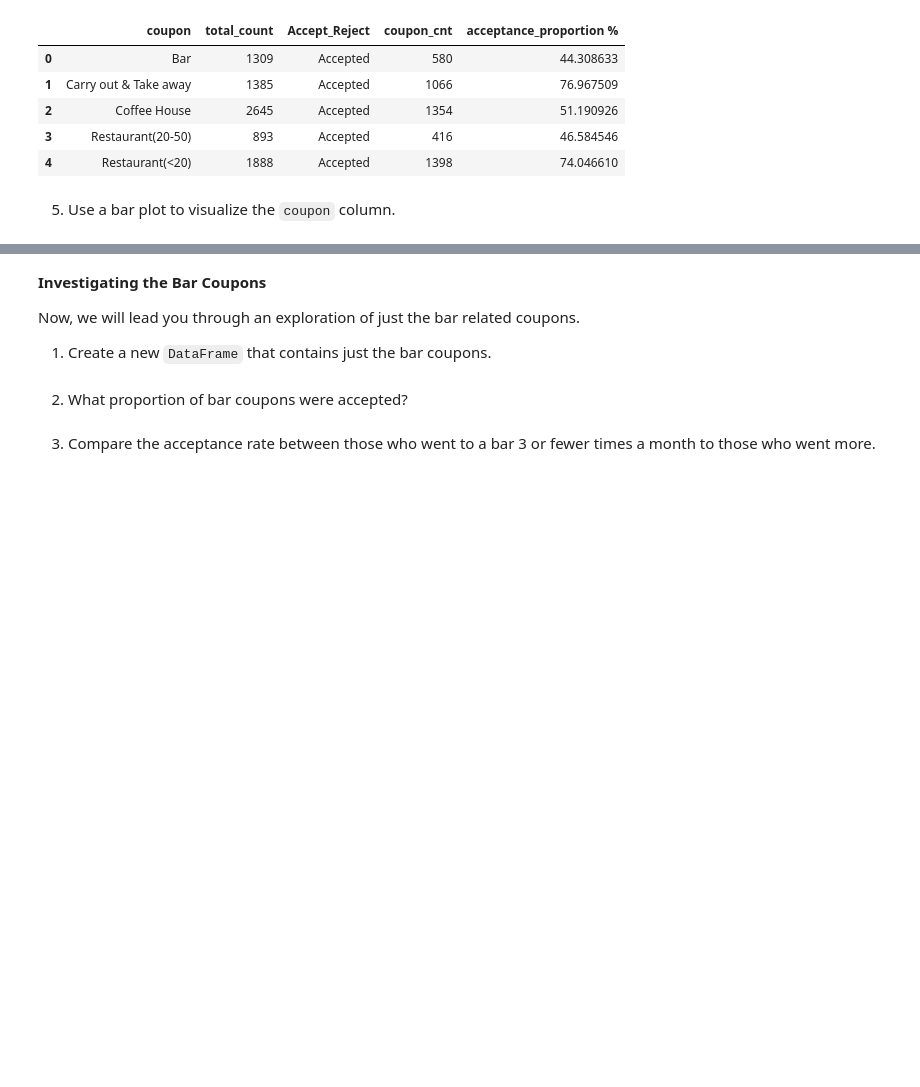
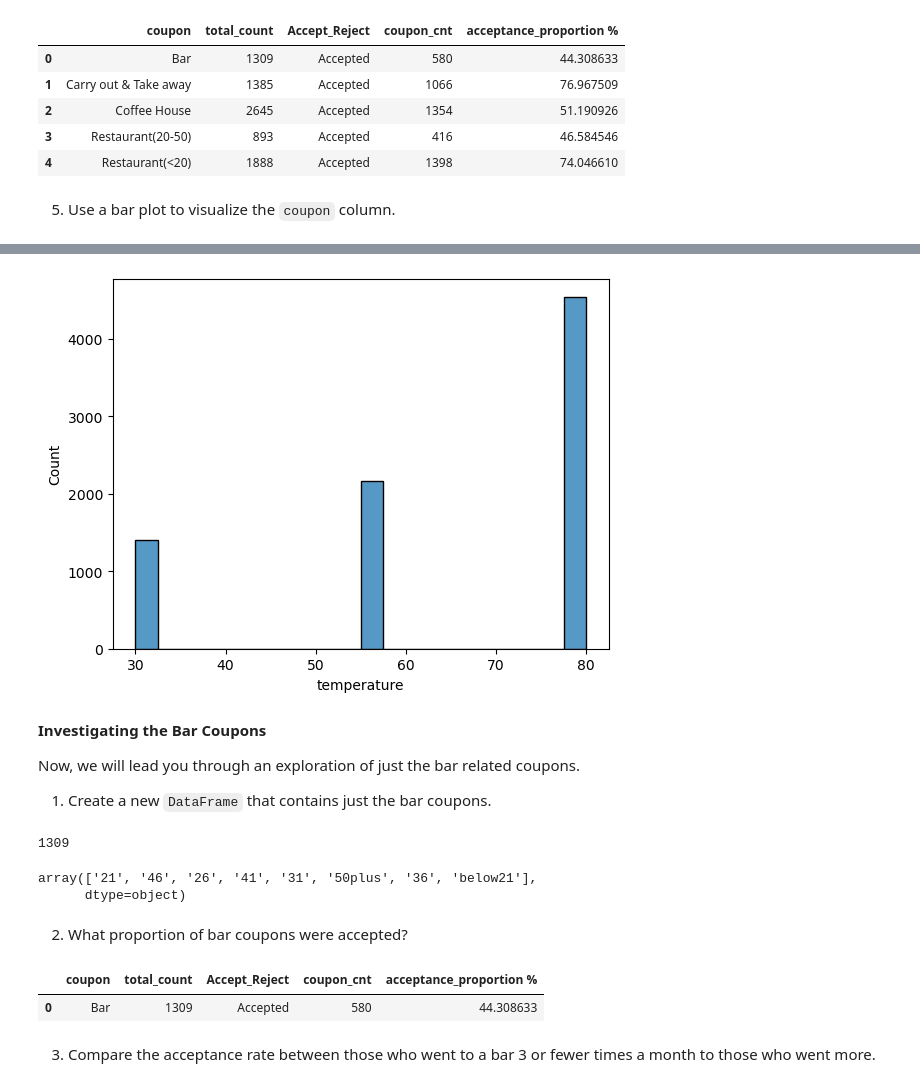
Before and after one commit to marrisp/coupon, a Jupyter notebook: prompt.ipynb, the cells around one changed output, grey strips where cells are left out. Saved outputs shown, nothing was run; the diff lists cells and outputs as text; code cells hidden in the pictures; blank space fills up the shorter version.

Commit message:
Added acceptance rate logic

```diff
--- a/prompt.ipynb
+++ b/prompt.ipynb
@@ -184,10 +190,43 @@ fig.update_layout(xaxis_title='Coupon Category', yaxis_title='Acceptance %')
+# %%
+sns.histplot(data['temperature'], bins=20)
+plt.show
+plt.savefig('images/Temparature.png')
+# %% [output]
+[figure, added]
 # %% [markdown]
 **Investigating the Bar Coupons**
 
 Now, we will lead you through an exploration of just the bar related coupons.
 
 1. Create a new `DataFrame` that contains just the bar coupons.
+# %%
+#Creating new data frame df_bar by filtering the rows which have coupon is Bar and excluding null values in Bar column
+df_bar = data.query("coupon == 'Bar'")
+print(len(df_bar))
+df_bar['age'].unique()
+# %% [output]
+1309
+array(['21', '46', '26', '41', '31', '50plus', '36', 'below21'],
+      dtype=object)
 # %% [markdown]
 2. What proportion of bar coupons were accepted?
+# %%
+# Grouping the data based on the coupon category to get the total count of coupons
+data_bar_acceptance=df_bar.groupby(['coupon']).size().to_frame('total_count').reset_index()
+
+#Creating another data frame to get th count of coupons based on acceptance or rejection
+data_barcoupon_split= data.query("Y ==1").groupby(['coupon','Accept_Reject']).size().to_frame('coupon_cnt').reset_index()
+
+#Merging data_acceptance and data_coupon_split dataframes
+data_bar_merged=pd.merge(left=data_bar_acceptance, right=data_barcoupon_split, on='coupon', how='inner')
+
+#New attribute being added to the dataframe data_merged to display the acceptance proportion percent for each coupon category
+data_bar_merged['acceptance_proportion %'] = data_bar_merged['coupon_cnt']/data_bar_merged['total_count']*100
+
+#displaying first 5 rows of the dataframe data_merged
+data_bar_merged.head(5)
+# %% [output]
+|  | coupon | total_count | Accept_Reject | coupon_cnt | acceptance_proportion % |
+| 0 | Bar | 1309 | Accepted | 580 | 44.308633 |
 # %% [markdown]
 3. Compare the acceptance rate between those who went to a bar 3 or fewer times a month to those who went more.
```
Also changed, not shown: parts of 7 cells of this notebook.
